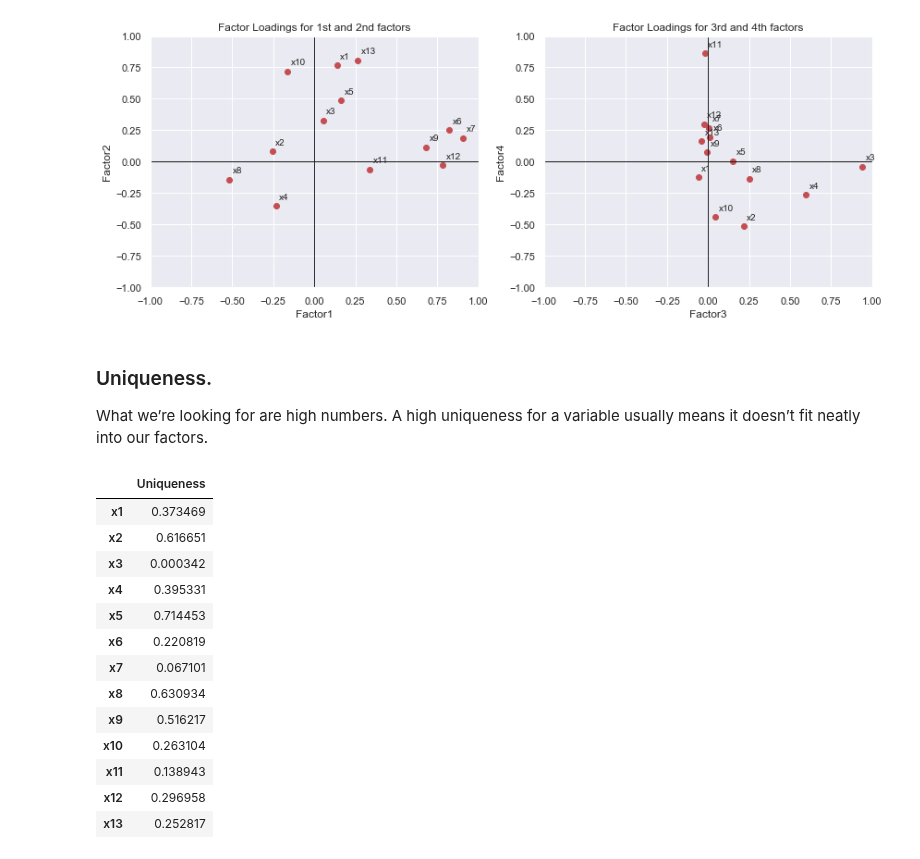
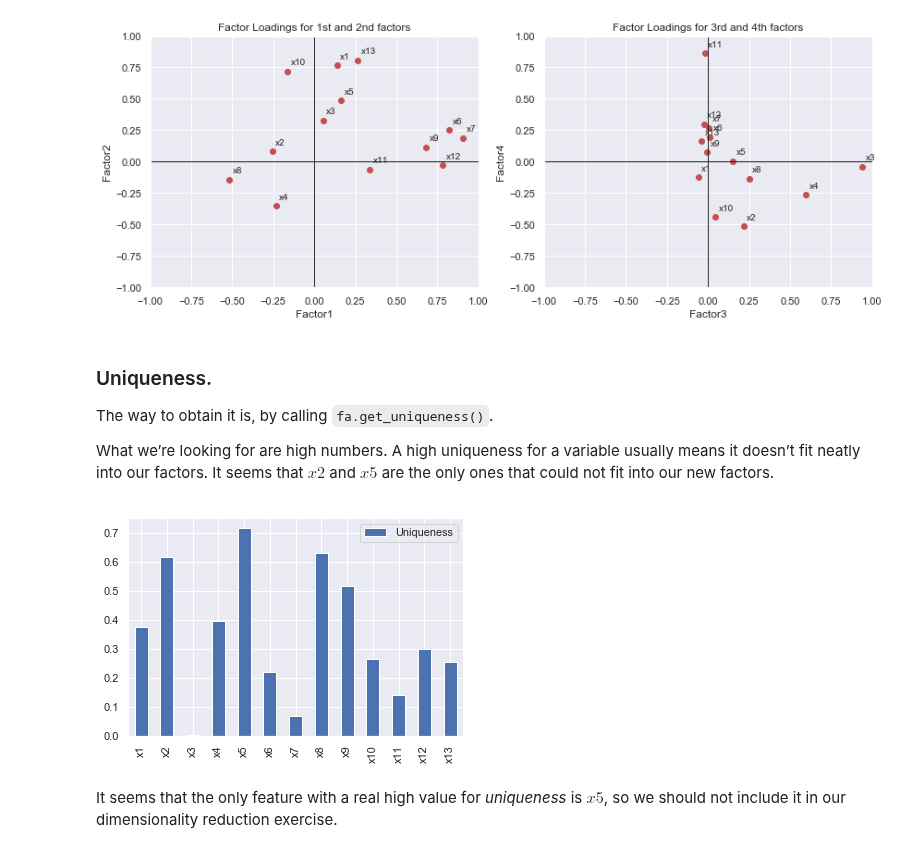
Before and after one commit to renero/class_notebooks, a Jupyter notebook: LDA, PCA and Factor Analysis.ipynb, the cells around one changed output. Drawn from its saved outputs; the diff is of its cells as text; code cells hidden in the pictures.

```diff
--- a/LDA, PCA and Factor Analysis.ipynb
+++ b/LDA, PCA and Factor Analysis.ipynb
@@ -280,21 +279,13 @@ plt.show();
 # %% [markdown]
 ### Uniqueness.
 
-What we’re looking for are high numbers. A high uniqueness for a variable usually means it doesn’t fit neatly into our factors.
+The way to obtain it is, by calling `fa.get_uniqueness()`.
+
+What we’re looking for are high numbers. A high uniqueness for a variable usually means it doesn’t fit neatly into our factors. It seems that $x2$ and $x5$ are the only ones that could not fit into our new factors.
 # %%
-fa.get_uniqueness()
+fa.get_uniqueness().plot.bar()
+plt.show();
 # %% [output]
-|  | Uniqueness |
-| x1 | 0.373469 |
-| x2 | 0.616651 |
-| x3 | 0.000342 |
-| x4 | 0.395331 |
-| x5 | 0.714453 |
-| x6 | 0.220819 |
-| x7 | 0.067101 |
-| x8 | 0.630934 |
-| x9 | 0.516217 |
-| x10 | 0.263104 |
-| x11 | 0.138943 |
-| x12 | 0.296958 |
-| x13 | 0.252817 |
+[figure, added]
+# %% [markdown]
+It seems that the only feature with a real high value for _uniqueness_ is $x5$, so we should not include it in our dimensionality reduction exercise.
```
Also changed, not shown: parts of 2 cells of this notebook.
